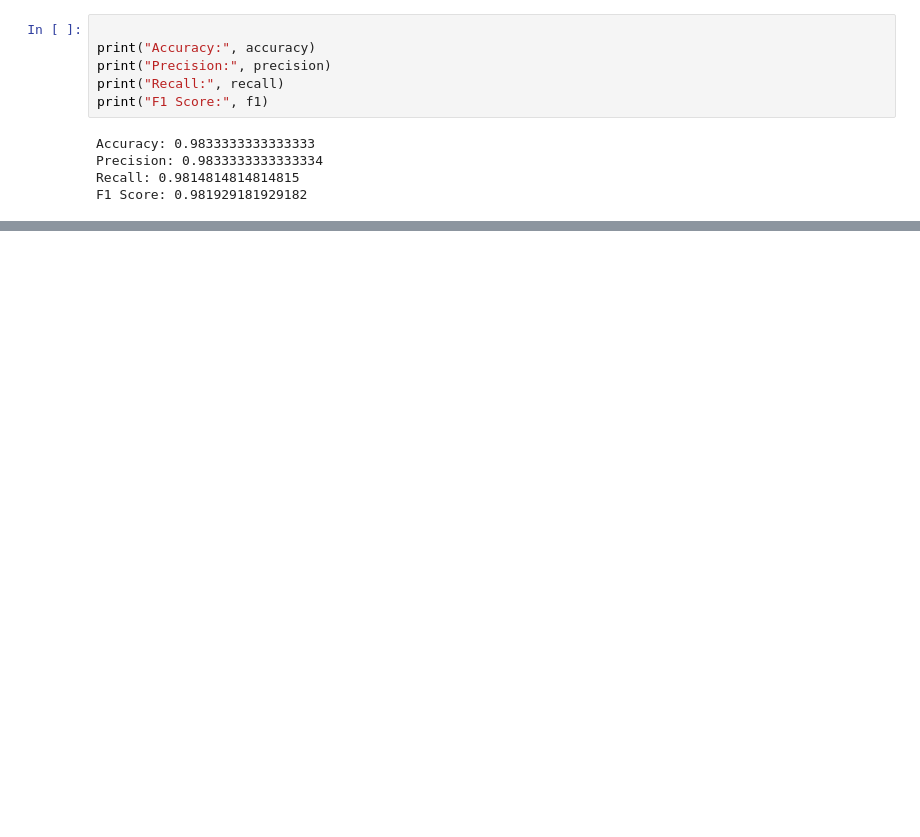
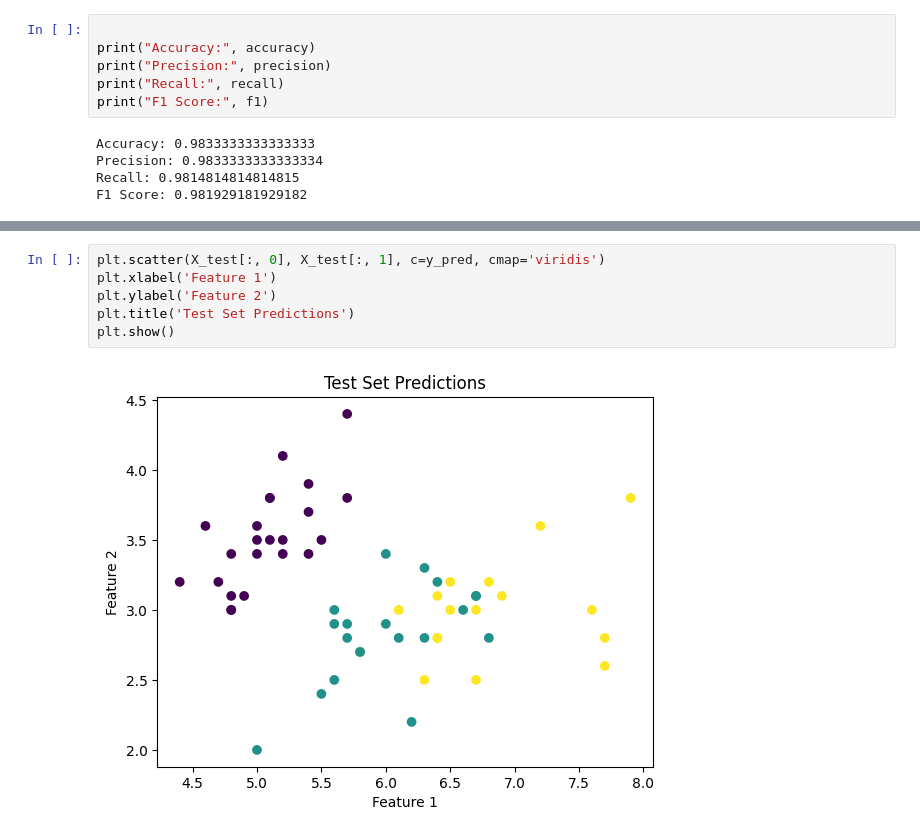
Before and after one commit to Md-Ammar/Iris-Species-Classification, a Jupyter notebook: main.ipynb, the cells around one changed output, grey strips where cells are left out. Drawn from its saved outputs; the diff is of its cells as text; blank space fills up the shorter version.

```diff
--- a/main.ipynb
+++ b/main.ipynb
@@ -49,0 +87,8 @@ ImportError: cannot import name 'plot_confusion_matrix' from 'sklearn.metrics' (
+# %%
+plt.scatter(X_test[:, 0], X_test[:, 1], c=y_pred, cmap='viridis')
+plt.xlabel('Feature 1')
+plt.ylabel('Feature 2')
+plt.title('Test Set Predictions')
+plt.show()
+# %% [output]
+[figure, added]
```
Also changed, not shown: parts of 9 cells of this notebook.
